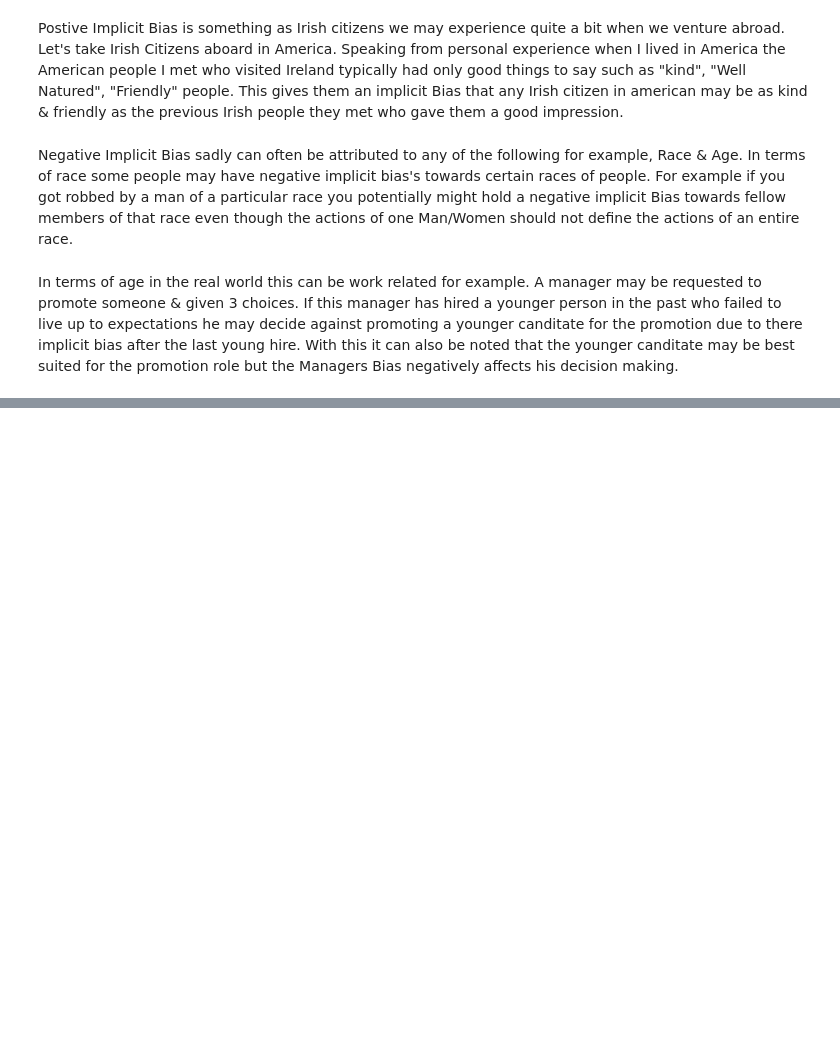
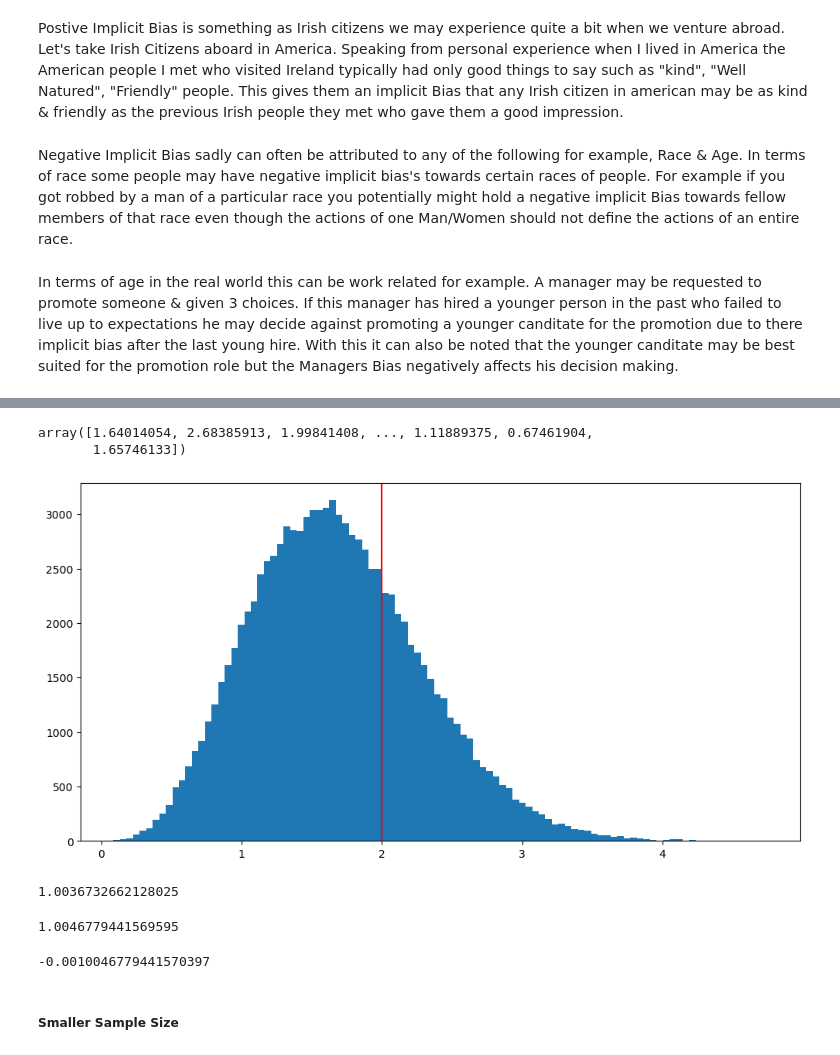
Before and after one commit to RyanMch97/FDA-Assement, a Jupyter notebook: FDA-Topic3.ipynb, the cells around one changed output, grey strips where cells are left out. Drawn from its saved outputs; the diff is of its cells as text; code cells hidden in the pictures; blank space fills up the shorter version.

```diff
--- a/FDA-Topic3.ipynb
+++ b/FDA-Topic3.ipynb
@@ -64,0 +96,4 @@ With this it can also be noted that the younger canditate may be best suited for
+# %%
+# Create 100000 samples of size 5 - standard deviation is 2.0.
+xsamples = np.random.normal(0.0, 2.0, (100000, 5))
+xsamples
@@ -64,0 +108,38 @@ With this it can also be noted that the younger canditate may be best suited for
+# %%
+# Calculate standard deviation without correction.
+stdevs = xsamples.std(axis=1)
+stdevs
+# %% [output]
+array([1.64014054, 2.68385913, 1.99841408, ..., 1.11889375, 0.67461904,
+       1.65746133])
+# %%
+# View a histogram - hopefully we can see the estimate is too small.
+fig, ax = plt.subplots(figsize=(12, 6))
+
+# Plot histogram.
+plt.hist(stdevs, bins=100)
+
+# Draw a vertical line where the actual standard deviation is.
+plt.axvline(x=2.0, color='red');
+# %% [output]
+[figure, added]
+# %%
+# Correction
+# Uncorrected variance.
+XuncorrectedVariance = np.mean(np.square(x - np.mean(x)))
+XuncorrectedVariance
+# %% [output]
+1.0036732662128025
+# %%
+# Corrected variance.
+xcorrectedVariance = np.mean(np.square(x - np.mean(x))) * (len(x) / (len(x) - 1.0))
+xcorrectedVariance
+# %% [output]
+1.0046779441569595
+# %%
+StandardDeviationLargeDifference = XuncorrectedVariance - xcorrectedVariance
+StandardDeviationLargeDifference
+# %% [output]
+-0.0010046779441570397
+# %% [markdown]
+##### Smaller Sample Size
```
Also changed, not shown: parts of 13 cells of this notebook.
